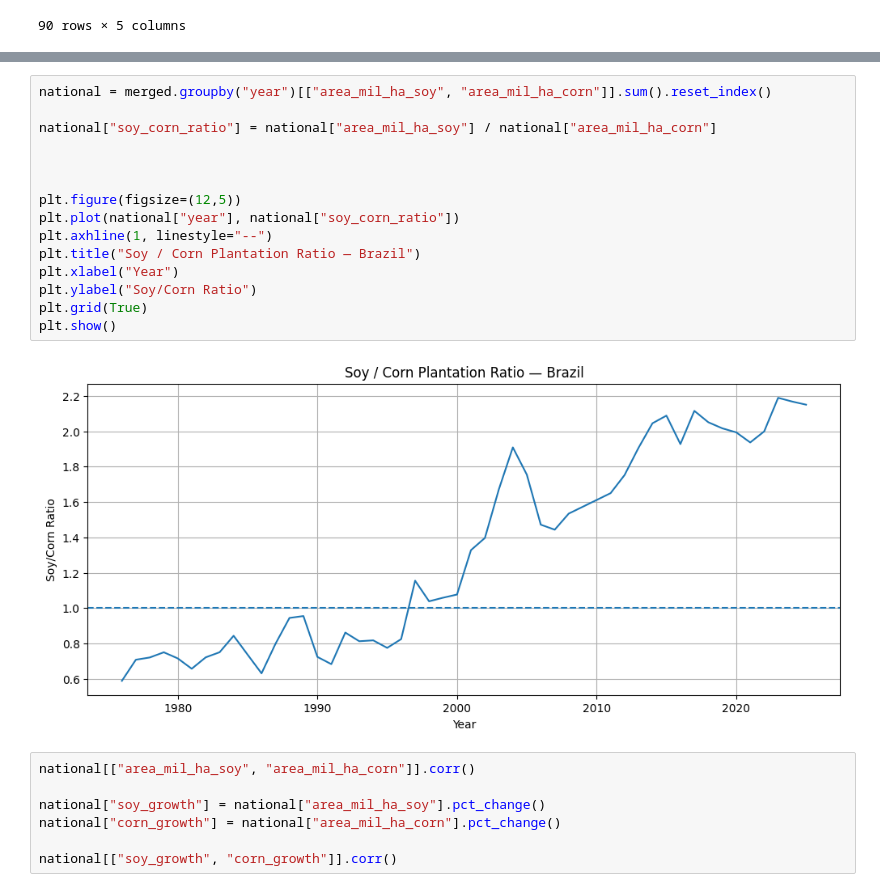
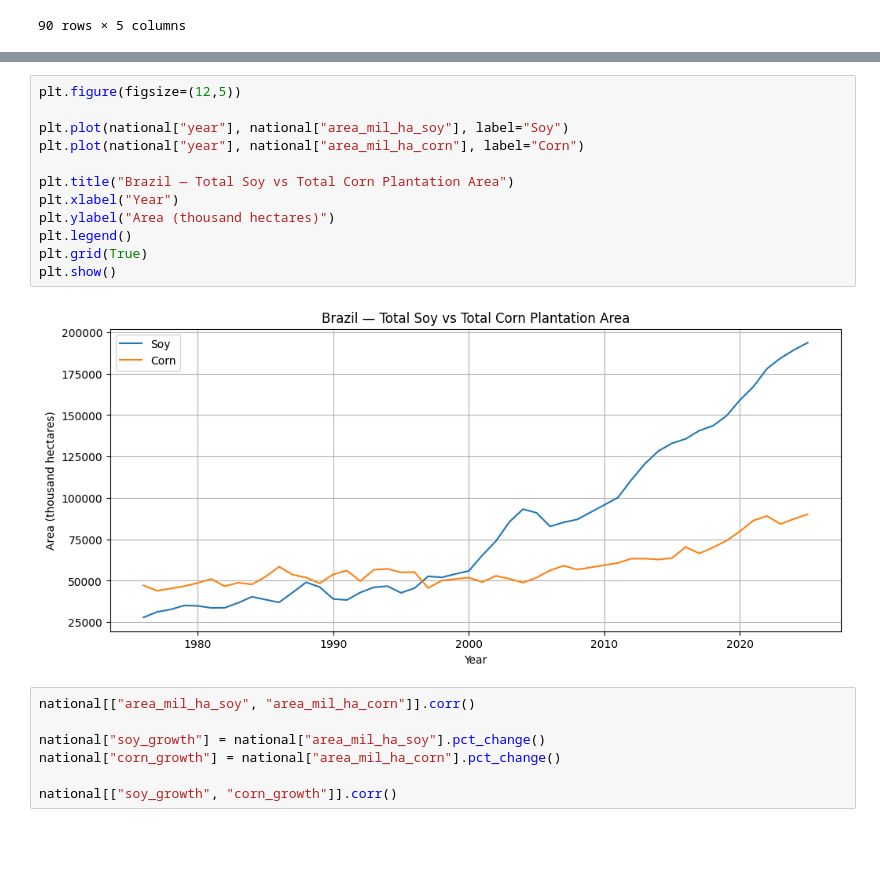
Before and after one commit to wiktorgrocholewski/Spring2026-TIC, a Jupyter notebook: 4_feature_selection/Antonio_model.ipynb, the cells around one changed output, grey strips where cells are left out. Drawn from its saved outputs; the diff is of its cells as text; blank space fills up the shorter version.

```diff
--- a/4_feature_selection/Antonio_model.ipynb
+++ b/4_feature_selection/Antonio_model.ipynb
@@ -190,20 +213,17 @@ for r in regions:
 # %%
-national = merged.groupby("year")[["area_mil_ha_soy", "area_mil_ha_corn"]].sum().reset_index()
+plt.figure(figsize=(12,5))
 
-national["soy_corn_ratio"] = national["area_mil_ha_soy"] / national["area_mil_ha_corn"]
+plt.plot(national["year"], national["area_mil_ha_soy"], label="Soy")
+plt.plot(national["year"], national["area_mil_ha_corn"], label="Corn")
 
-
-
-plt.figure(figsize=(12,5))
-plt.plot(national["year"], national["soy_corn_ratio"])
-plt.axhline(1, linestyle="--")
-plt.title("Soy / Corn Plantation Ratio — Brazil")
+plt.title("Brazil — Total Soy vs Total Corn Plantation Area")
 plt.xlabel("Year")
-plt.ylabel("Soy/Corn Ratio")
+plt.ylabel("Area (thousand hectares)")
+plt.legend()
 plt.grid(True)
 plt.show()
 # %% [output]
-[figure, old version]
+[figure, new version]
 # %%
 national[["area_mil_ha_soy", "area_mil_ha_corn"]].corr()
 
```
Also changed, not shown: parts of 4 cells of this notebook.
